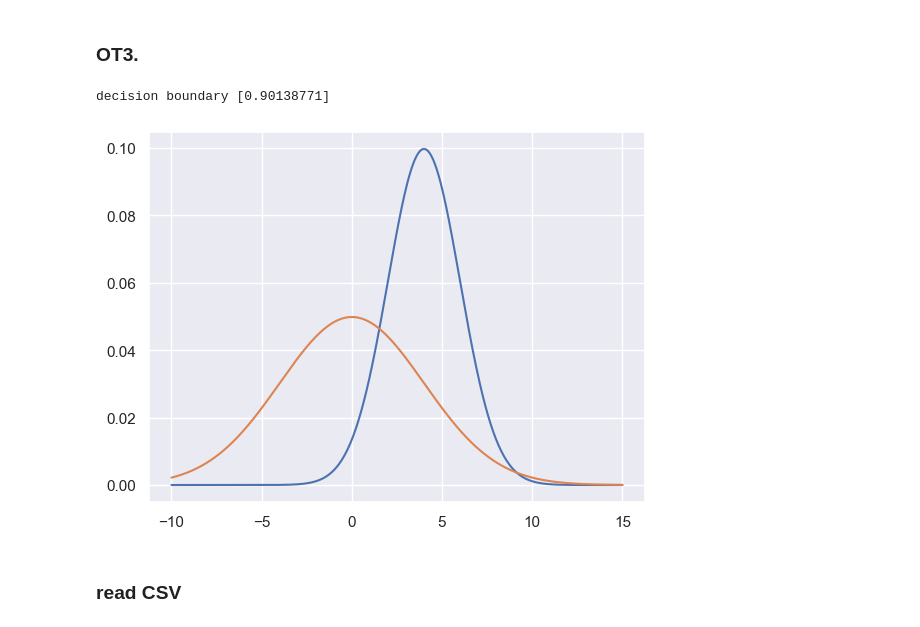
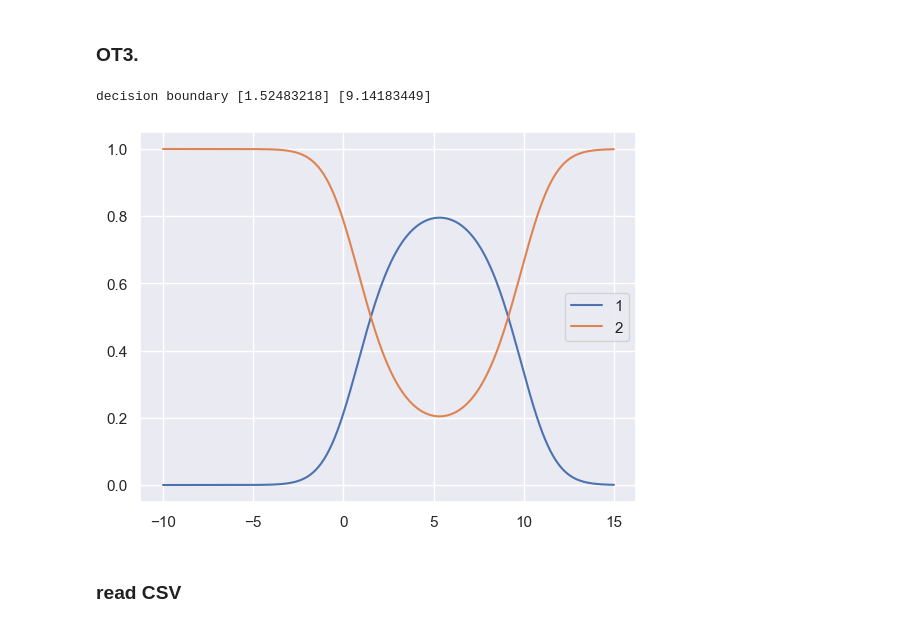
Before and after one commit to Mond45/pattern_recognition, a Jupyter notebook: hw2/Pattern_HW2_student_2024.ipynb, the cells around one changed output. Saved outputs shown, nothing was run; the diff lists cells and outputs as text; code cells hidden in the pictures.

```diff
--- a/hw2/Pattern_HW2_student_2024.ipynb
+++ b/hw2/Pattern_HW2_student_2024.ipynb
@@ -73,18 +74,22 @@ decision boundary [0.90138771]
 # %%
 x = np.linspace(-10, 15, 500)
 y1 = norm.pdf(x, loc=4, scale=2)
 y2 = norm.pdf(x, loc=0, scale=4)
-plt.plot(x, (y1 * 0.5))
-plt.plot(x, (y2 * 0.5))
-
-solution = fsolve(
-    lambda x: 0.75 * norm.pdf(x, loc=4, scale=2) - 0.25 * norm.pdf(x, loc=0, scale=2), 2
+z = y1 * 0.5 + y2 * 0.5
+plt.plot(x, (y1 * 0.5) / z, label="1")
+plt.plot(x, (y2 * 0.5) / z, label="2")
+plt.legend()
+sol1 = fsolve(
+    lambda x: 0.5 * norm.pdf(x, loc=4, scale=2) - 0.5 * norm.pdf(x, loc=0, scale=4), 2
 )
-
-print("decision boundary", solution)
+sol2 = fsolve(
+    lambda x: 0.5 * norm.pdf(x, loc=4, scale=2) - 0.5 * norm.pdf(x, loc=0, scale=4),
+    10,
+)
+print("decision boundary", sol1, sol2)
 # %% [output]
-decision boundary [0.90138771]
+decision boundary [1.52483218] [9.14183449]
-[figure, old version]
+[figure, new version]
 # %% [markdown]
 ### read CSV
 # %%
```
Also changed, not shown: parts of 16 cells of this notebook.
